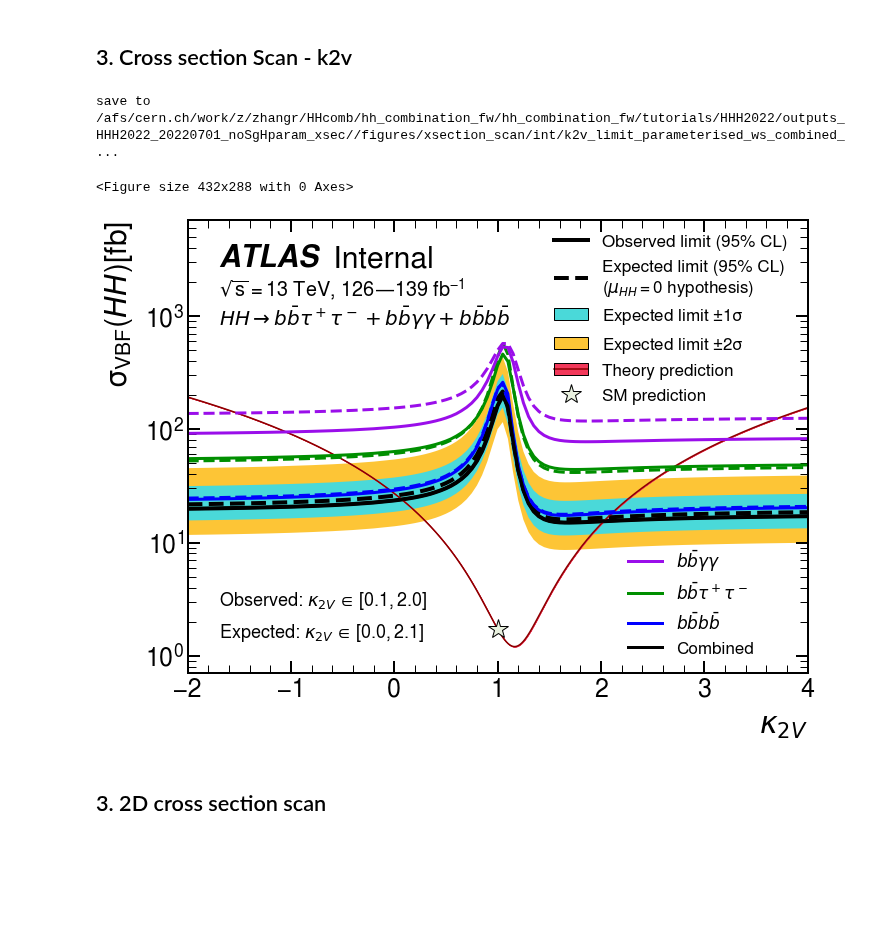
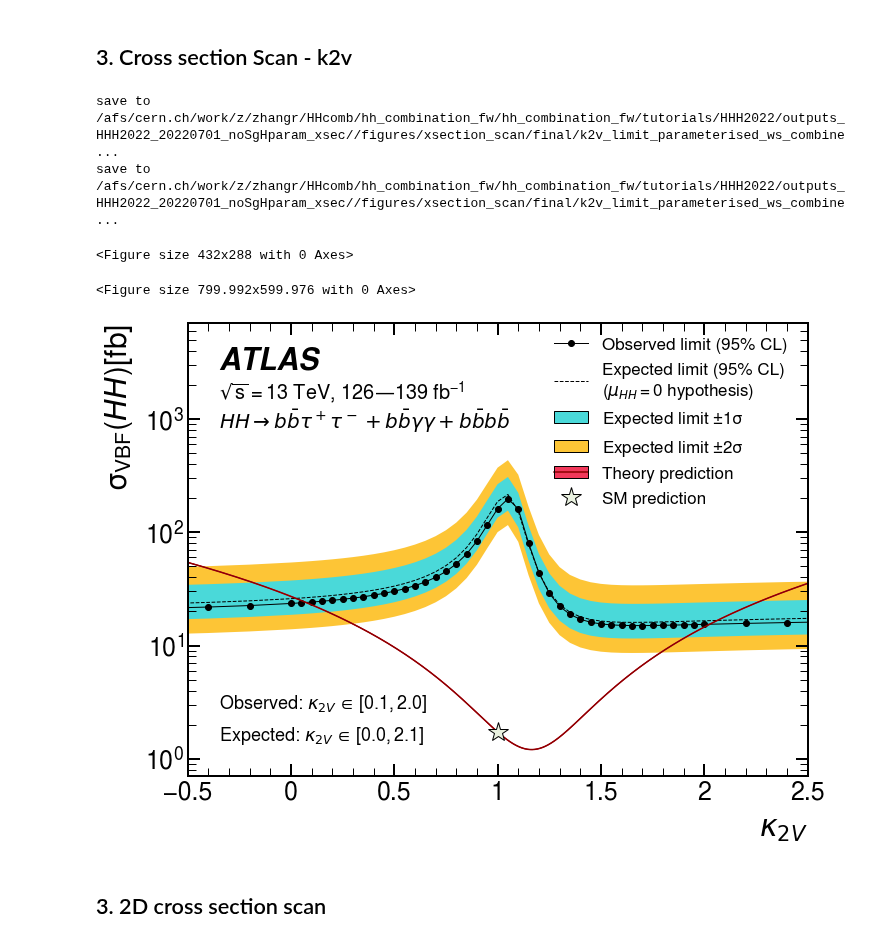
Before and after one commit to dyl64/hh_combination_fw, a Jupyter notebook: tutorials/HHH2022/GenPlots_new.ipynb, the cells around one changed output. Drawn from its saved outputs; the diff is of its cells as text; code cells hidden in the pictures; blank space fills up the shorter version.

```diff
--- a/tutorials/HHH2022/GenPlots_new.ipynb
+++ b/tutorials/HHH2022/GenPlots_new.ipynb
@@ -322,7 +345,7 @@ def theory_cross_section_kl(kl, mH, production, s=13):
 # %%
 # from quickstats.maths.interpolation import get_intersections
 
-def plot_individual(channel, ax, plotter, kl_param_limit_df, linewidth=3):
+def plot_individual(channel, ax, plotter, kl_param_limit_df, poi, linewidth=3):
     from copy import deepcopy
     color_pallete = {
         'bbbb': 'b',
@@ -330,12 +353,16 @@ def plot_individual(channel, ax, plotter, kl_param_limit_df, linewidth=3):
         'bbyy': "#9A0EEA",
         'combined': 'k',
     }
+    result = {}
     handles_map = {}
     for subchannel in kl_param_limit_df:
         data = kl_param_limit_df[subchannel]
         indices = data.index.astype(float).values
         exp_limits = data['0'].values * plotter.scale_factor
         obs_limits = data['obs'].values * plotter.scale_factor
+        result[f'{poi}'] = indices
+        result[f'exp_{subchannel}'] = exp_limits
+        result[f'obs_{subchannel}'] = obs_limits
         if subchannel == channel:
             alpha = 0
         else:
@@ -343,6 +370,7 @@ def plot_individual(channel, ax, plotter, kl_param_limit_df, linewidth=3):
         ax.semilogy(indices, exp_limits, color=color_pallete[subchannel], linestyle='--', alpha=alpha, label=channel_label_map[subchannel], linewidth=linewidth)
         handle_channels = ax.semilogy(indices, obs_limits, color=color_pallete[subchannel], linestyle='-', linewidth=linewidth, alpha=1, label=channel_label_map[subchannel])
         handles_map[subchannel] = handle_channels[0]
+    return pd.DataFrame.from_dict(result)
 
     def update_legend_handles(handles):
         import matplotlib
@@ -446,7 +474,7 @@ def plot_xsection_scan_kl(kl_param_limit_df, channel, mH, production, poi='klamb
         'k2v': [1, 1e4],
     }
     ax = plotter.draw(xlabel=poi_name[poi], ylabel=ylabel[production.lower()],
-                 draw_observed=True, log=True, ylim=ylim[poi], xlim=[xmin, xmax], observed_marker='', linewidth=4, draw_errorband=not disable_error)
+                 draw_observed=True, log=True, ylim=ylim[poi], xlim=[xmin, xmax], draw_errorband=not disable_error)
 
     intersections_exp = get_intersections2(klambda_values,
                                       theory_xs_values*kl_param_limit_df[channel]['0'],
@@ -466,18 +494,25 @@ def plot_xsection_scan_kl(kl_param_limit_df, channel, mH, production, poi='klamb
     results[channel]['obs_high'] = intersections_obs[1]
     df = pd.DataFrame.from_dict(results, orient='index')
 
-    # Add individual curves on top
-    if channel == 'combined' and add_individual:
-        plot_individual(channel, ax, plotter, kl_param_limit_df)
-
     save_foler = outdir_xsection+f"/figures/xsection_scan/{status}/"
     os.makedirs(save_foler, exist_ok=True)
     suffix = ''
+    filename = save_foler+f"{poi}_limit_parameterised_ws_{channel}{suffix}_{status}.pdf"
+
+
+    # Add individual curves on top
+    if channel == 'combined' and add_individual:
+        result_df = plot_individual(channel, ax, plotter, kl_param_limit_df, poi)
+        result_df.to_csv(filename.replace('.pdf', '_individual.csv'), index=False)
+
     if add_individual:
         suffix += '_withindiv'
     if disable_error:
         suffix += '_noError'
-    plt.savefig(save_foler+f"{poi}_limit_parameterised_ws_{channel}{suffix}_{status}.pdf", bbox_inches="tight")
+#     plt.savefig(filename, bbox_inches="tight")
+    df_xsec = kl_param_limit_df[channel].mul(theory_xs_values, axis=0)
+    df_xsec.to_csv(filename.replace('.pdf', '.csv'))
+    df.to_csv(filename.replace('.pdf', '_interval.csv'))
     print("save to", save_foler)
     return df
 # %%
@@ -657,7 +692,7 @@ def plot_xsection_scan_k2v(k2v_param_limit_df, channel, mH, production='vbf', po
         'k2v': [0.7, 7e3],
     }
     ax = plotter.draw(xlabel=poi_name[poi], ylabel=ylabel[production.lower()],
-                 draw_observed=True, log=True, ylim=ylim[poi], xlim=[xmin, xmax], observed_marker='', linewidth=4, draw_errorband=not disable_error)
+                 draw_observed=True, log=True, ylim=ylim[poi], xlim=[xmin, xmax], draw_errorband=not disable_error)
     intersections_exp = get_intersections2(k2v_values,
                                       theory_xs_values*k2v_param_limit_df[channel]['0'],
                                       k2v_values_dense, theory_xs_values_dense)
@@ -677,10 +712,6 @@ def plot_xsection_scan_k2v(k2v_param_limit_df, channel, mH, production='vbf', po
     results[channel]['obs_high'] = intersections_obs[1]
     df = pd.DataFrame.from_dict(results, orient='index')
 
-    # Add individual curves on top
-    if channel == 'combined' and add_individual:
-        plot_individual(channel, ax, plotter, k2v_param_limit_df)
-
     suffix = ''
     if add_individual:
         suffix += '_withindiv'
@@ -689,7 +720,16 @@ def plot_xsection_scan_k2v(k2v_param_limit_df, channel, mH, production='vbf', po
     save_foler = outdir_xsection+f"/figures/xsection_scan/{status}/"
     os.makedirs(save_foler, exist_ok=True)
     filename = save_foler+f"{poi}_limit_parameterised_ws_{channel}{suffix}_{status}.pdf"
-    plt.savefig(filename, bbox_inches="tight")
+
+    # Add individual curves on top
+    if channel == 'combined' and add_individual:
+        result_df = plot_individual(channel, ax, plotter, k2v_param_limit_df, poi)
+        result_df.to_csv(filename.replace('.pdf', '_individual.csv'), index=False)
+
+    df_xsec = k2v_param_limit_df[channel].mul(theory_xs_values, axis=0)
+    df_xsec.to_csv(filename.replace('.pdf', '.csv'))
+    df.to_csv(filename.replace('.pdf', '_interval.csv'))
+#     plt.savefig(filename, bbox_inches="tight")
     print("save to", filename)
 # %%
 poi = 'k2v'
@@ -698,17 +738,19 @@ k2v_param_limit_df = get_xsection_scan_limit(poi = poi)
 # %%
 # theory_line = plot_xsection_scan_k2v(k2v_param_limit_df, 'bbyy', mH, production, poi)
 # theory_line = plot_xsection_scan_k2v(k2v_param_limit_df, 'bbtautau', mH, production, poi)
 # theory_line = plot_xsection_scan_k2v(k2v_param_limit_df, 'bbbb', mH, production, poi)
 # theory_line = plot_xsection_scan_k2v(k2v_param_limit_df, 'combined', mH, production, poi)
 
 for status in statuses:
     plot_xsection_scan_k2v(k2v_param_limit_df, 'combined', mH, production, poi, xmin=-2, xmax=4, status=status)
-#     plot_xsection_scan_k2v(k2v_param_limit_df, 'combined', mH, production, poi, xmin=-0.5, xmax=2.5, add_individual=False, status=status)
+    plot_xsection_scan_k2v(k2v_param_limit_df, 'combined', mH, production, poi, xmin=-0.5, xmax=2.5, add_individual=False, status=status)
     # plot_xsection_scan_k2v(k2v_param_limit_df, 'combined', mH, production, poi, xmin=-2, xmax=4, disable_error=True, status=status)
 # %% [output]
-save to /afs/cern.ch/work/z/zhangr/HHcomb/hh_combination_fw/hh_combination_fw/tutorials/HHH2022/outputs_HHH2022_20220701_noSgHparam_xsec//figures/xsection_scan/int/k2v_limit_parameterised_ws_combined_ ...
+save to /afs/cern.ch/work/z/zhangr/HHcomb/hh_combination_fw/hh_combination_fw/tutorials/HHH2022/outputs_HHH2022_20220701_noSgHparam_xsec//figures/xsection_scan/final/k2v_limit_parameterised_ws_combine ...
+save to /afs/cern.ch/work/z/zhangr/HHcomb/hh_combination_fw/hh_combination_fw/tutorials/HHH2022/outputs_HHH2022_20220701_noSgHparam_xsec//figures/xsection_scan/final/k2v_limit_parameterised_ws_combine ...
 <Figure size 432x288 with 0 Axes>
+<Figure size 799.992x599.976 with 0 Axes>
-[figure, old version]
+[figure, new version]
 # %% [markdown]
 ## 3. 2D cross section scan
 # %%
```
Also changed, not shown: parts of 7 cells of this notebook, 8 other files.
